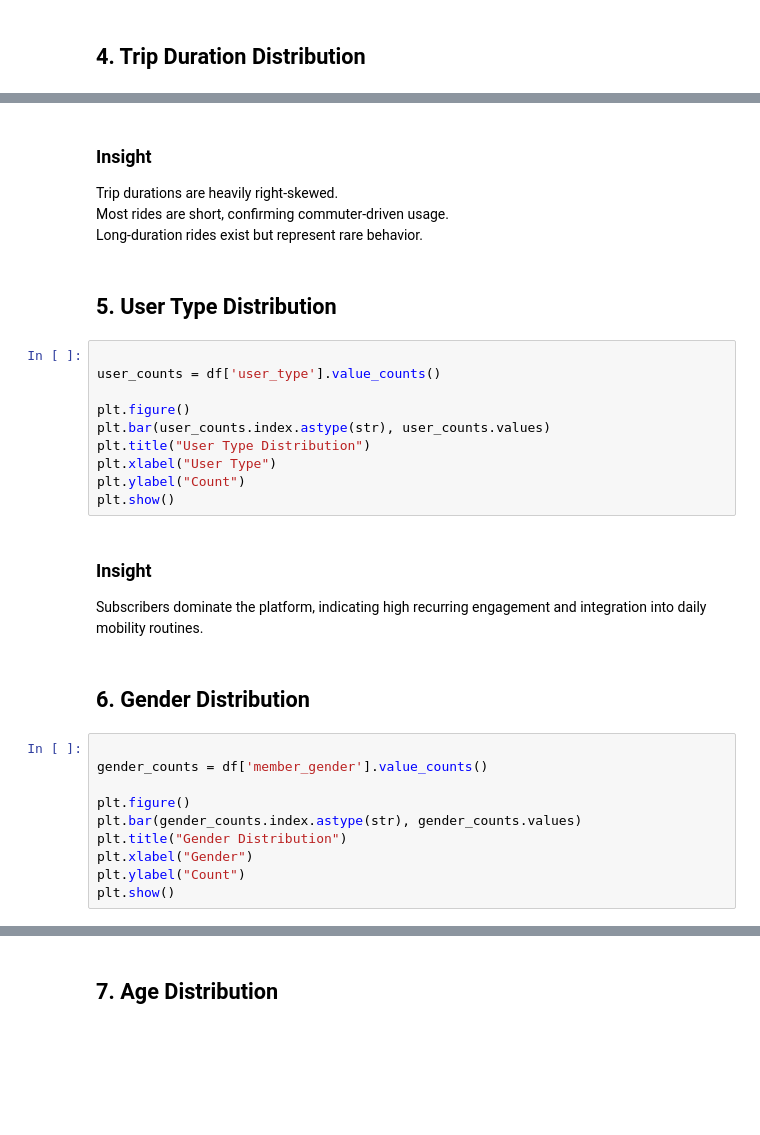
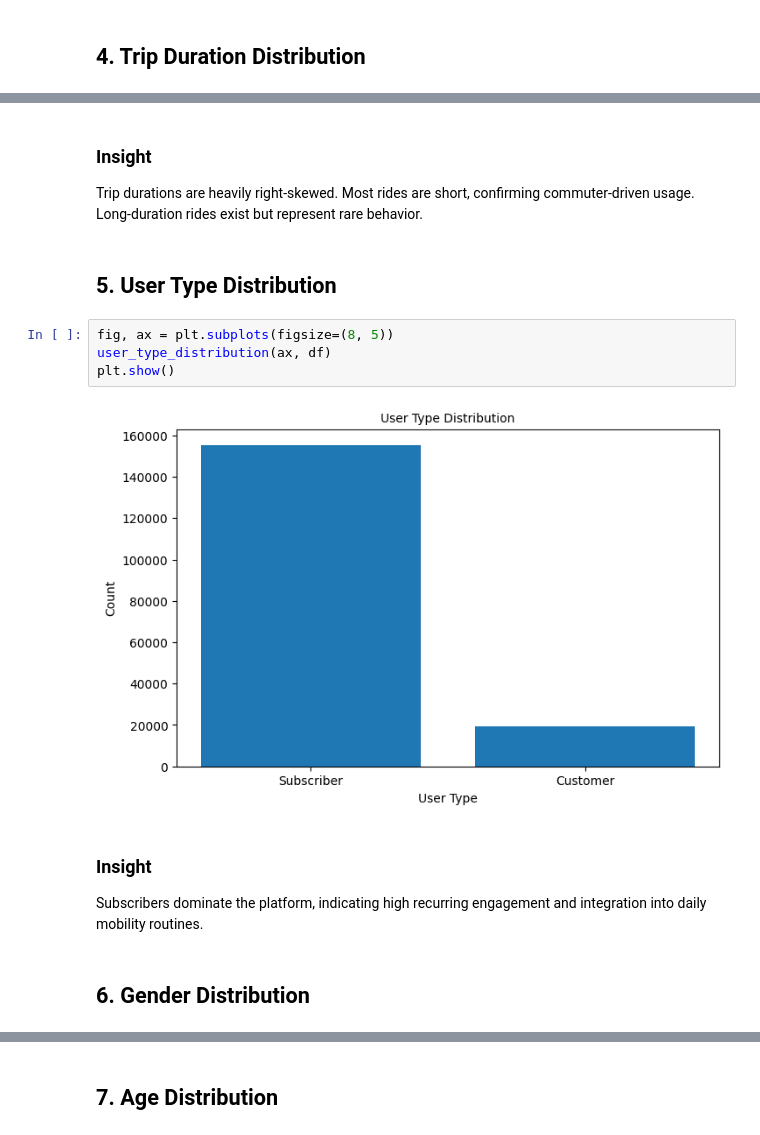
Before and after one commit to Ziad-Tarek-Elatawy/Interactive-Dashboard, a Jupyter notebook: notebooks/Ford_GoBike_EDA.ipynb, the cells around one changed output, grey strips where cells are left out. Saved outputs shown, nothing was run; the diff lists cells and outputs as text; blank space fills up the shorter version.

```diff
--- a/notebooks/Ford_GoBike_EDA.ipynb
+++ b/notebooks/Ford_GoBike_EDA.ipynb
@@ -49,37 +99,18 @@ plt.show()
 # %% [markdown]
-
 ### Insight
 
-Trip durations are heavily right-skewed.
-Most rides are short, confirming commuter-driven usage.
-Long-duration rides exist but represent rare behavior.
+Trip durations are heavily right-skewed. Most rides are short, confirming commuter-driven usage. Long-duration rides exist but represent rare behavior.
 # %% [markdown]
 ## 5. User Type Distribution
-# %%
-
-user_counts = df['user_type'].value_counts()
-
-plt.figure()
-plt.bar(user_counts.index.astype(str), user_counts.values)
-plt.title("User Type Distribution")
-plt.xlabel("User Type")
-plt.ylabel("Count")
-plt.show()
+# %%
+fig, ax = plt.subplots(figsize=(8, 5))
+user_type_distribution(ax, df)
+plt.show()
+# %% [output]
+[figure, added]
 # %% [markdown]
-
 ### Insight
 
-Subscribers dominate the platform, indicating high recurring engagement
-and integration into daily mobility routines.
+Subscribers dominate the platform, indicating high recurring engagement and integration into daily mobility routines.
 # %% [markdown]
 ## 6. Gender Distribution
-# %%
-
-gender_counts = df['member_gender'].value_counts()
-
-plt.figure()
-plt.bar(gender_counts.index.astype(str), gender_counts.values)
-plt.title("Gender Distribution")
-plt.xlabel("Gender")
-plt.ylabel("Count")
-plt.show()
```
Also changed, not shown: parts of 28 cells of this notebook, 4 other files.
